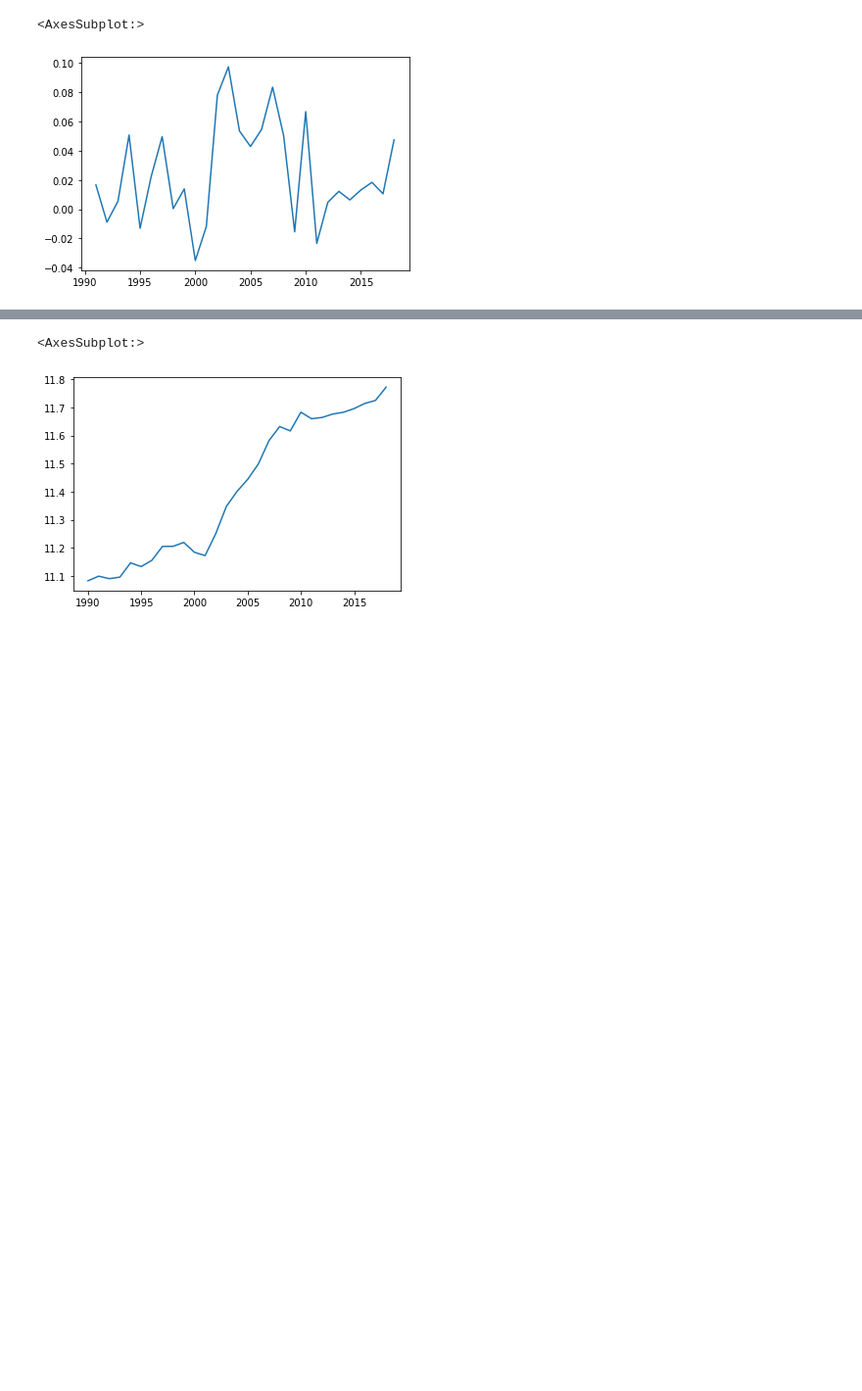
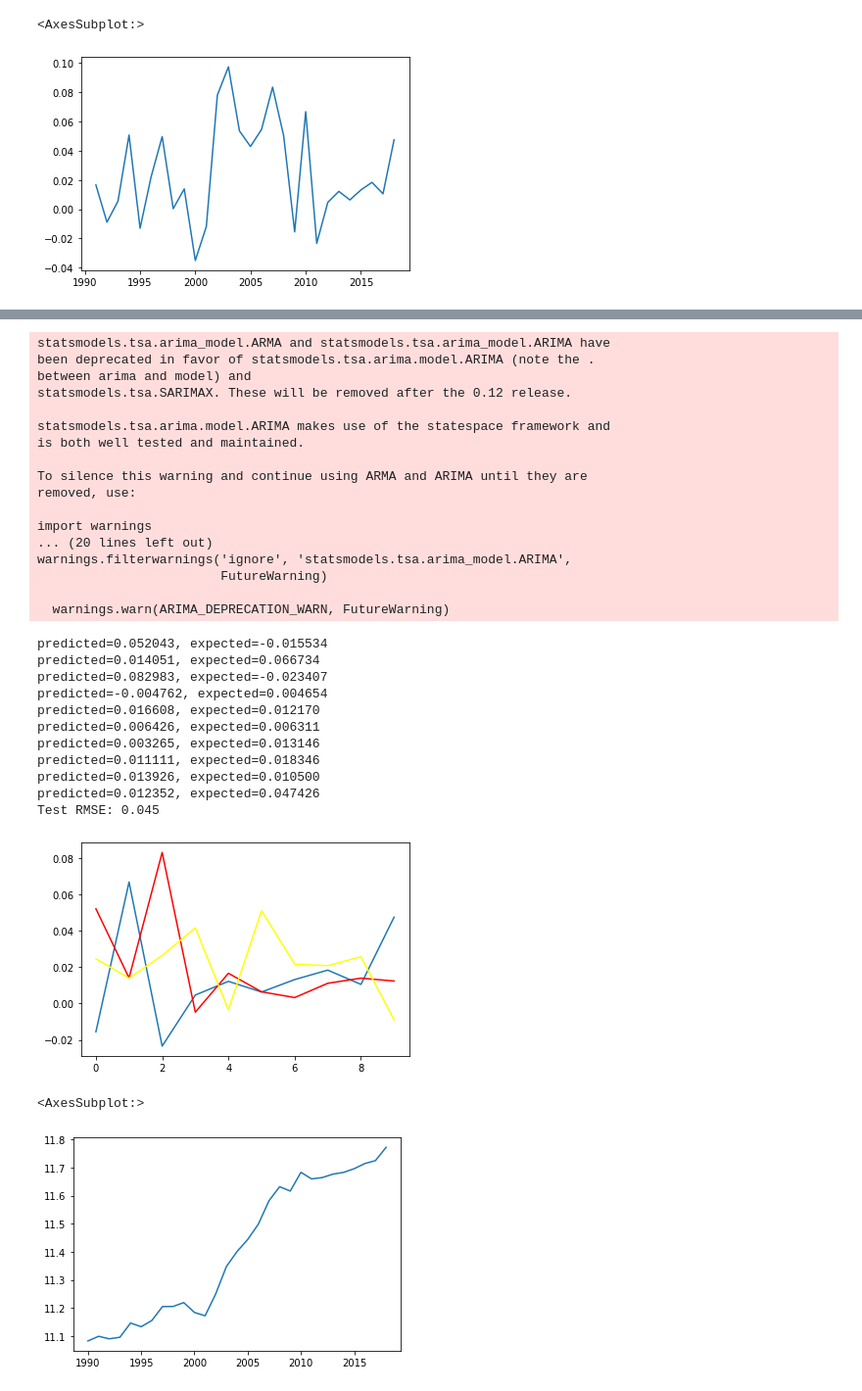
Before and after one commit to VitorHugoOli/Analise_Dados_Energetico, a Jupyter notebook: src/Aprendizado.ipynb, the cells around one changed output, grey strips where cells are left out. Shown at 98% size. Drawn from its saved outputs; the diff is of its cells as text; code cells hidden in the pictures; blank space fills up the shorter version.

```diff
--- a/src/Aprendizado.ipynb
+++ b/src/Aprendizado.ipynb
@@ -175,3 +159,60 @@ warnings.filterwarnings('ignore', 'statsmodels.tsa.arima_model.ARIMA',
+# %%
+X = series.values
+size = int(len(X) * 0.66)
+train, test = X[0:size], X[size:len(X)]
+history = [x for x in train]
+predictions = list()
+model = ARIMA(history, order=(3,0,1))
+model_fit = model.fit()
+predt = model_fit.predict(start=1, end= 10)
+# walk-forward validation
+for t in range(len(test)):
+	model = ARIMA(history, order=(3,1,0))
+	model_fit = model.fit()
+	output = model_fit.forecast()
+	yhat = output[0]
+	predictions.append(yhat)
+	obs = test[t]
+	history.append(obs)
+	print('predicted=%f, expected=%f' % (yhat, obs))
+# evaluate forecasts
+rmse = sqrt(mean_squared_error(test, predictions))
+print('Test RMSE: %.3f' % rmse)
+# plot forecasts against actual outcomes
+plt.plot(test)
+plt.plot(predictions, color='red')
+plt.plot(predt, color='yellow')
+plt.show()
+# %% [output]
+statsmodels.tsa.arima_model.ARMA and statsmodels.tsa.arima_model.ARIMA have
+been deprecated in favor of statsmodels.tsa.arima.model.ARIMA (note the .
+between arima and model) and
+statsmodels.tsa.SARIMAX. These will be removed after the 0.12 release.
+
+statsmodels.tsa.arima.model.ARIMA makes use of the statespace framework and
+is both well tested and maintained.
+
+To silence this warning and continue using ARMA and ARIMA until they are
+removed, use:
+
+import warnings
+... (20 lines left out)
+warnings.filterwarnings('ignore', 'statsmodels.tsa.arima_model.ARIMA',
+                        FutureWarning)
+
+  warnings.warn(ARIMA_DEPRECATION_WARN, FutureWarning)
+predicted=0.052043, expected=-0.015534
+predicted=0.014051, expected=0.066734
+predicted=0.082983, expected=-0.023407
+predicted=-0.004762, expected=0.004654
+predicted=0.016608, expected=0.012170
+predicted=0.006426, expected=0.006311
+predicted=0.003265, expected=0.013146
+predicted=0.011111, expected=0.018346
+predicted=0.013926, expected=0.010500
+predicted=0.012352, expected=0.047426
+Test RMSE: 0.045
+[figure, added]
 # %%
 log.plot()
 # %% [output]
```
Also changed, not shown: parts of 5 cells of this notebook, 1 other file.
